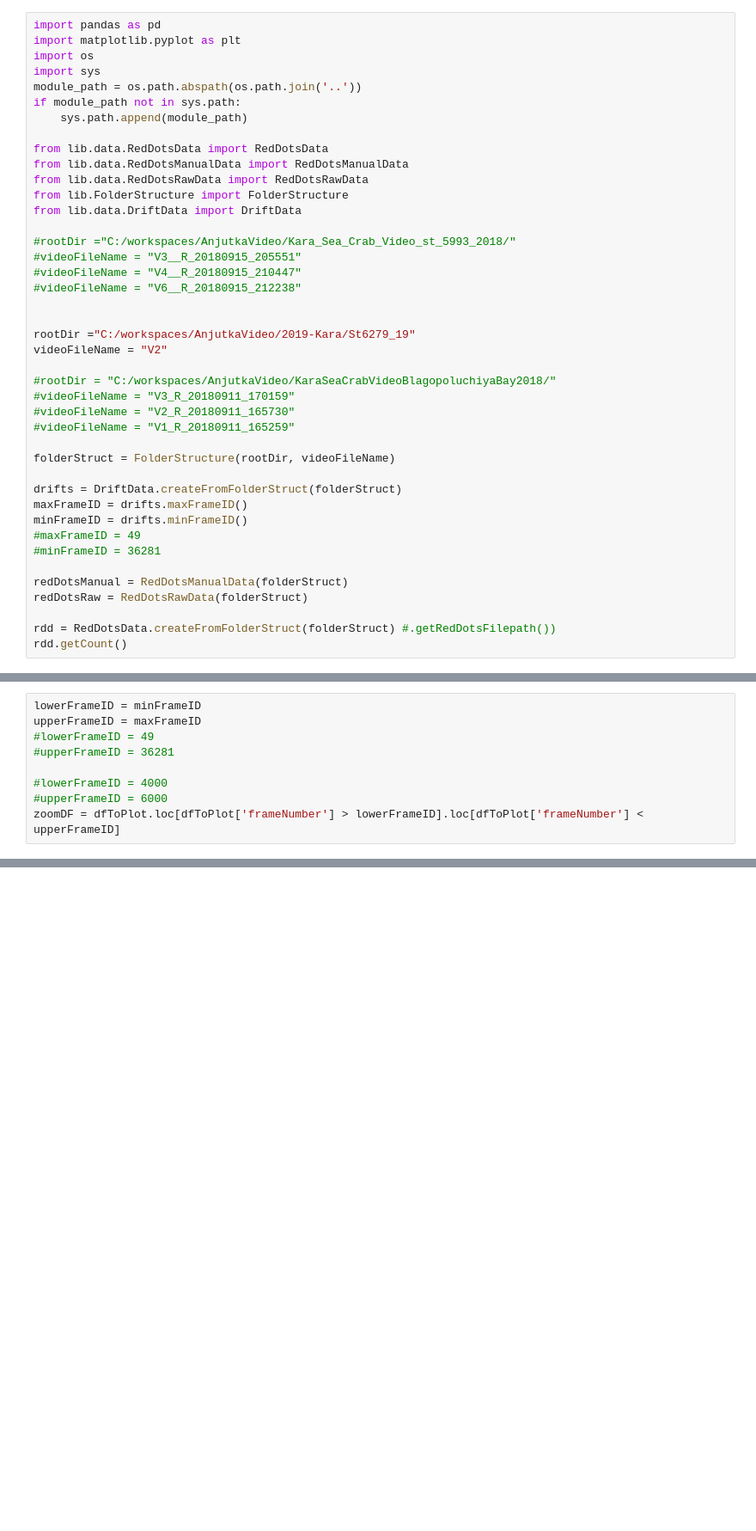
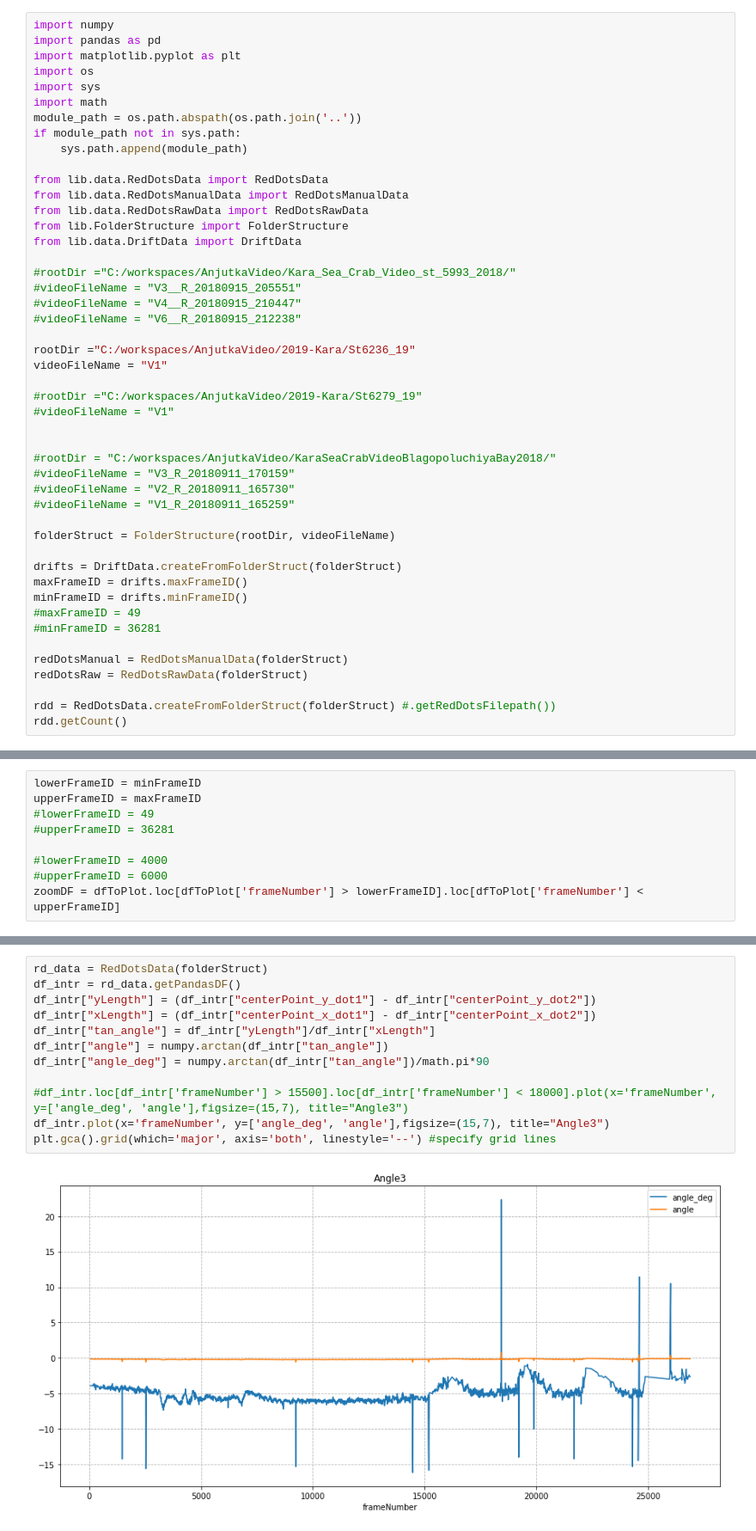
Before and after one commit to mzalota/crabs-video-analysis, a Jupyter notebook: ipython/reddots.ipynb, the cells around one changed output, grey strips where cells are left out. Shown: that part at 86% size. Drawn from its saved outputs; the diff is of its cells as text; blank space fills up the shorter version.

```diff
--- a/ipython/reddots.ipynb
+++ b/ipython/reddots.ipynb
@@ -1,8 +1,10 @@
 # %%
+import numpy
 import pandas as pd
 import matplotlib.pyplot as plt
 import os
 import sys
+import math
 module_path = os.path.abspath(os.path.join('..'))
 if module_path not in sys.path:
     sys.path.append(module_path)
@@ -18,9 +20,12 @@ from lib.data.DriftData import DriftData
 #videoFileName = "V4__R_20180915_210447"
 #videoFileName = "V6__R_20180915_212238"
 
+rootDir ="C:/workspaces/AnjutkaVideo/2019-Kara/St6236_19"
+videoFileName = "V1"
 
-rootDir ="C:/workspaces/AnjutkaVideo/2019-Kara/St6279_19"
-videoFileName = "V2"
+#rootDir ="C:/workspaces/AnjutkaVideo/2019-Kara/St6279_19"
+#videoFileName = "V1"
+
 
 #rootDir = "C:/workspaces/AnjutkaVideo/KaraSeaCrabVideoBlagopoluchiyaBay2018/"
 #videoFileName = "V3_R_20180911_170159"
@@ -106,0 +148,14 @@ plt.gca().grid(which='major', axis='both', linestyle='--') #specify grid lines
+# %%
+rd_data = RedDotsData(folderStruct)
+df_intr = rd_data.getPandasDF()
+df_intr["yLength"] = (df_intr["centerPoint_y_dot1"] - df_intr["centerPoint_y_dot2"])
+df_intr["xLength"] = (df_intr["centerPoint_x_dot1"] - df_intr["centerPoint_x_dot2"])
+df_intr["tan_angle"] = df_intr["yLength"]/df_intr["xLength"]
+df_intr["angle"] = numpy.arctan(df_intr["tan_angle"])
+df_intr["angle_deg"] = numpy.arctan(df_intr["tan_angle"])/math.pi*90
+
+#df_intr.loc[df_intr['frameNumber'] > 15500].loc[df_intr['frameNumber'] < 18000].plot(x='frameNumber', y=['angle_deg', 'angle'],figsize=(15,7), title="Angle3")
+df_intr.plot(x='frameNumber', y=['angle_deg', 'angle'],figsize=(15,7), title="Angle3")
+plt.gca().grid(which='major', axis='both', linestyle='--') #specify grid lines
+# %% [output]
+[figure, added]
```
Also changed, not shown: parts of 23 cells of this notebook, 7 other files.
